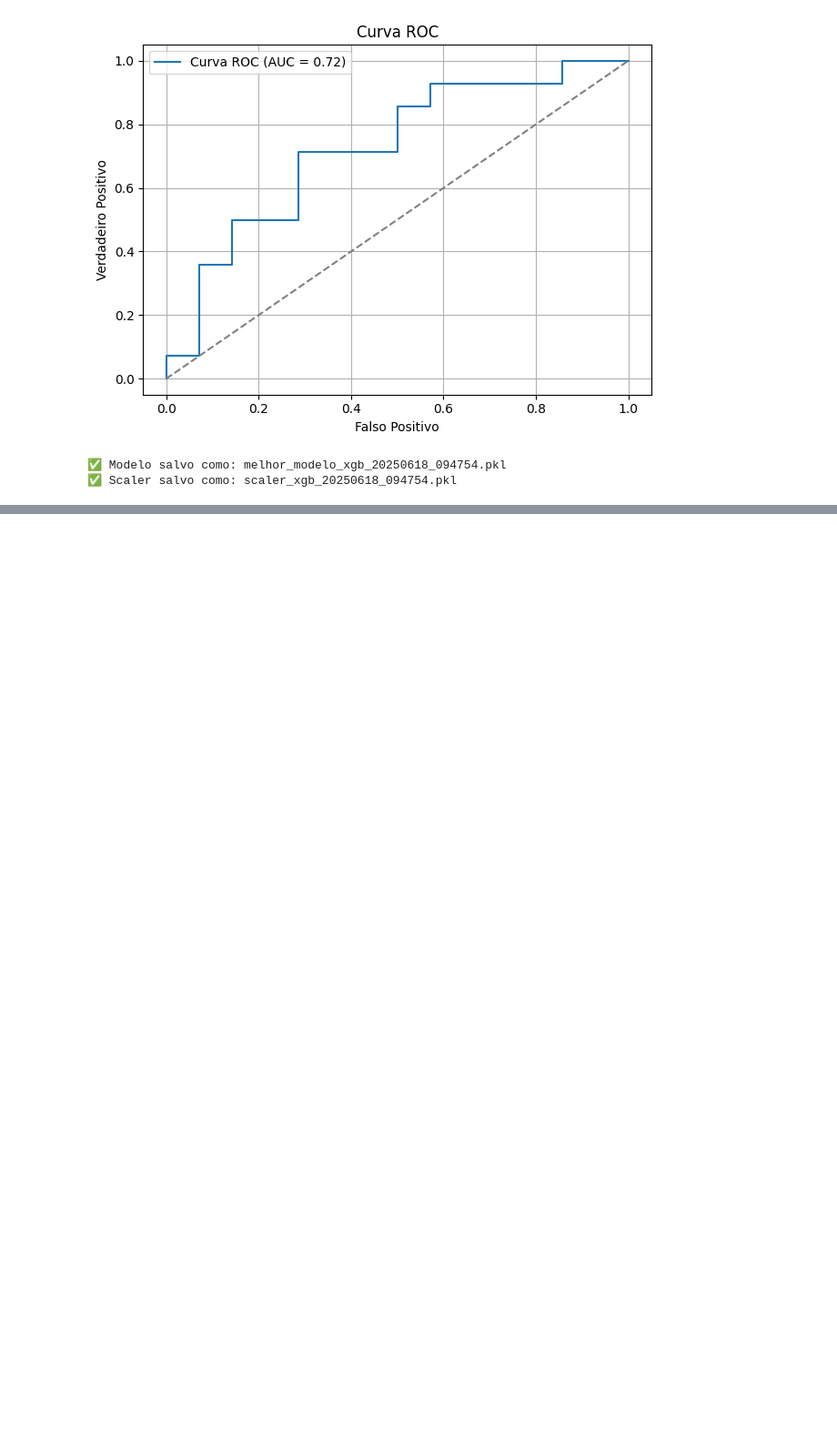
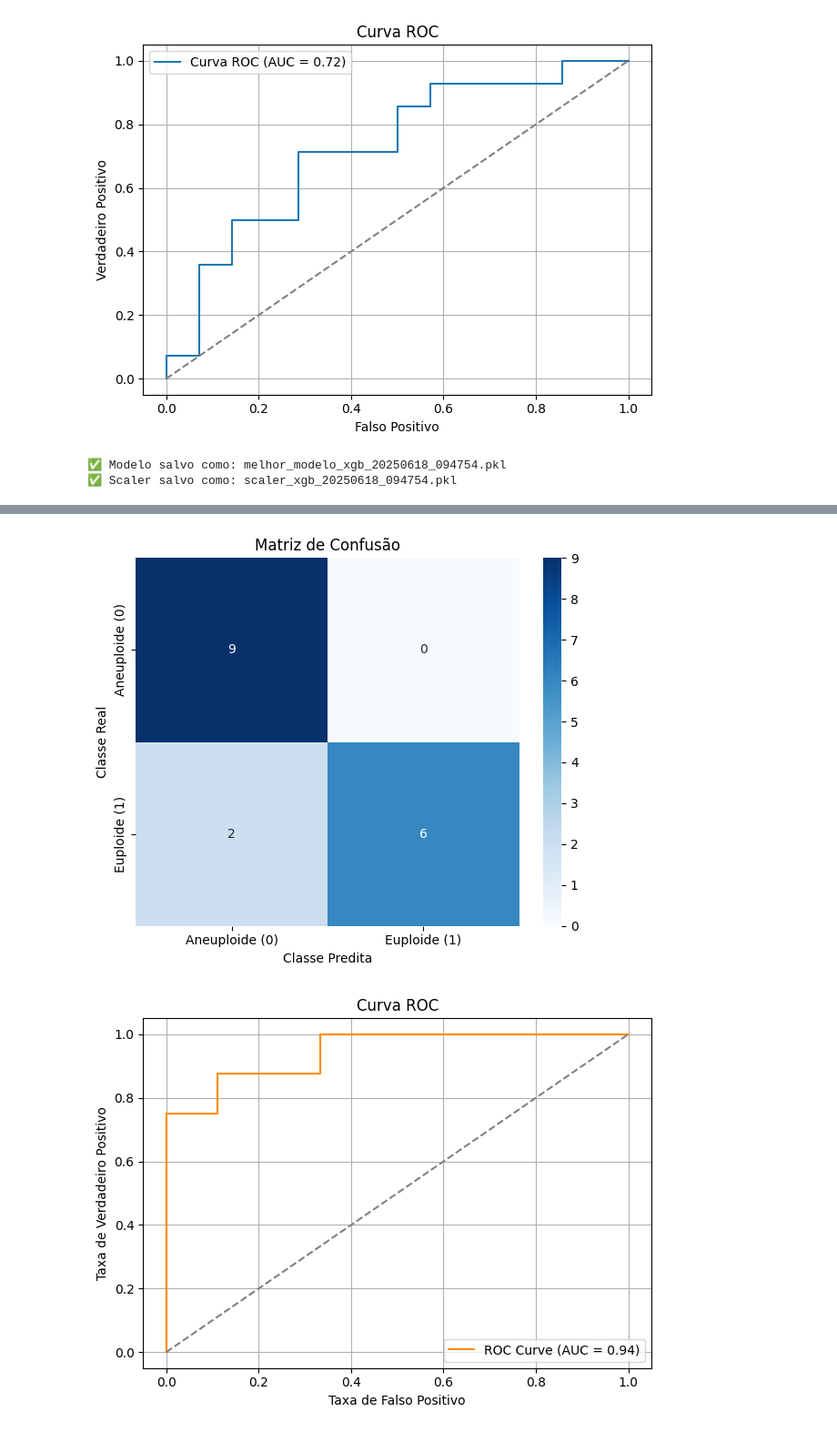
Before and after one commit to sabrinaberno/TCC, a Jupyter notebook: CodesTCC/TCC2-Abritta/Etapa3/tentativa3/note3.ipynb, the cells around one changed output, grey strips where cells are left out. Shown at 91% size. Drawn from its saved outputs; the diff is of its cells as text; code cells hidden in the pictures; blank space fills up the shorter version.

Commit message:
Testes

```diff
--- a/CodesTCC/TCC2-Abritta/Etapa3/tentativa3/note3.ipynb
+++ b/CodesTCC/TCC2-Abritta/Etapa3/tentativa3/note3.ipynb
@@ -785,3 +785,75 @@ weighted avg       0.68      0.68      0.68        28
 [figure]
 ✅ Modelo salvo como: melhor_modelo_xgb_20250618_094754.pkl
 ✅ Scaler salvo como: scaler_xgb_20250618_094754.pkl
+# %%
+# criar os gráficos para o texto
+
+import joblib
+import pandas as pd
+import matplotlib.pyplot as plt
+import seaborn as sns
+from sklearn.metrics import confusion_matrix, roc_auc_score, roc_curve, classification_report
+from sklearn.model_selection import train_test_split
+
+# === CARREGAR OS DADOS ===
+df_original = pd.read_excel("PlanilhaNumerica.xlsx")
+X = df_original.drop(columns=["Ploidia"])
+y = df_original["Ploidia"]
+
+# Manter o mesmo split usado no treinamento para avaliação consistente
+X_train, X_test, y_train, y_test = train_test_split(
+    X, y, test_size=0.2, stratify=y, random_state=42)
+
+# === CARREGAR MODELO E SCALER SALVOS ===
+modelo = joblib.load("melhor_modelo_mlp_20250610_113659.pkl")
+scaler = joblib.load("scaler_mlp_20250610_113659.pkl")
+
+# === ESCALONAR OS DADOS DE TESTE ===
+X_test_scaled = scaler.transform(X_test)
+
+# === REALIZAR PREVISÕES ===
+y_pred = modelo.predict(X_test_scaled)
+y_proba = modelo.predict_proba(X_test_scaled)[:, 1]
+
+# === CALCULAR MÉTRICAS ===
+cm = confusion_matrix(y_test, y_pred)
+tn, fp, fn, tp = cm.ravel()
+
+accuracy = (tp + tn) / (tp + tn + fp + fn)
+recall_1 = tp / (tp + fn) if (tp + fn) > 0 else 0  # Euploide (classe 1)
+recall_0 = tn / (tn + fp) if (tn + fp) > 0 else 0  # Aneuploide (classe 0)
+auc = roc_auc_score(y_test, y_proba)
+
+# === EXIBIR RESULTADOS ===
+print(f"Acurácia (accuracy): {accuracy:.3f}")
+print(f"Recall para Euploide (recall_1): {recall_1:.3f}")
+print(f"Recall para Aneuploide (recall_0): {recall_0:.3f}")
+print(f"AUC: {auc:.3f}")
+
+print("\nRelatório de Classificação:")
+print(classification_report(y_test, y_pred))
+
+# === PLOTAR MATRIZ DE CONFUSÃO ===
+plt.figure(figsize=(6, 5))
+sns.heatmap(cm, annot=True, fmt='d', cmap='Blues',
+            xticklabels=["Aneuploide (0)", "Euploide (1)"],
+            yticklabels=["Aneuploide (0)", "Euploide (1)"])
+plt.xlabel("Classe Predita")
+plt.ylabel("Classe Real")
+plt.title("Matriz de Confusão")
+plt.tight_layout()
+plt.show()
+
+# === PLOTAR CURVA ROC ===
+fpr, tpr, thresholds = roc_curve(y_test, y_proba)
+plt.figure()
+plt.plot(fpr, tpr, label=f"ROC Curve (AUC = {auc:.2f})", color="darkorange")
+plt.plot([0, 1], [0, 1], linestyle='--', color='gray')
+plt.xlabel("Taxa de Falso Positivo")
+plt.ylabel("Taxa de Verdadeiro Positivo")
+plt.title("Curva ROC")
+plt.legend(loc="lower right")
+plt.grid(True)
+plt.tight_layout()
+plt.show()
+# %% [output]
@@ -787,0 +874,2 @@ weighted avg       0.68      0.68      0.68        28
+[figure, added]
+[figure, added]
```
Also changed, not shown: parts of 2 cells of this notebook, 12 other files.
